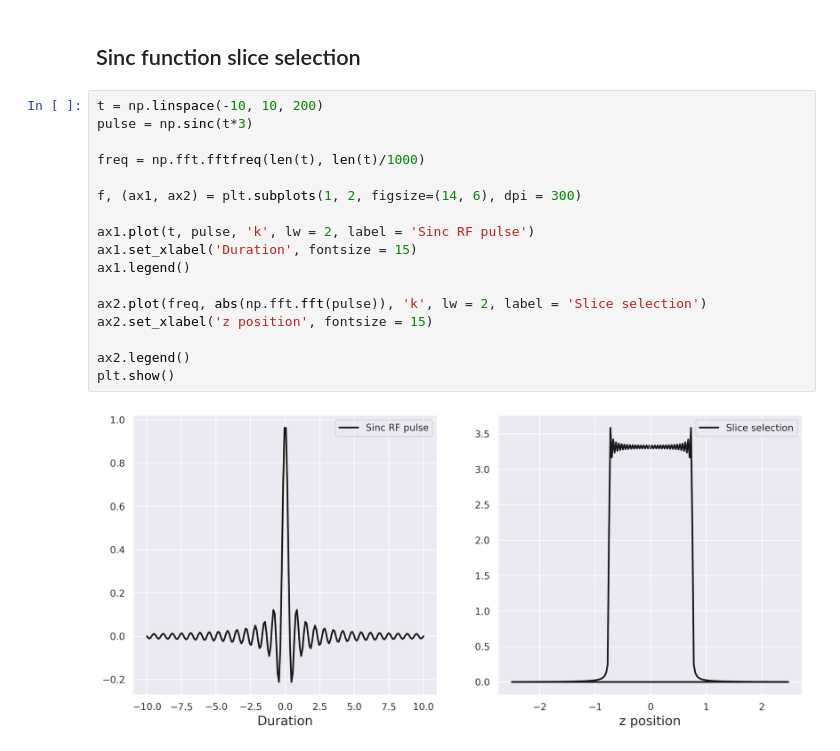
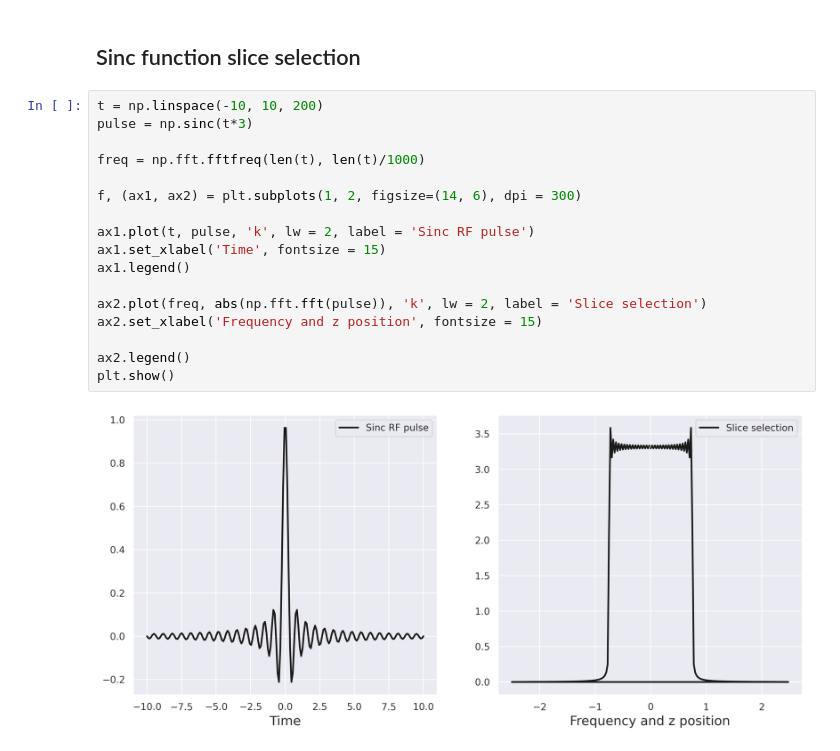
Before and after one commit to lassetotl/Thesis_CMR_IEMR, a Jupyter notebook: src/test2.ipynb, the cells around one changed output. Saved outputs shown, nothing was run; the diff lists cells and outputs as text.

```diff
--- a/src/test2.ipynb
+++ b/src/test2.ipynb
@@ -83,19 +85,19 @@ plt.show()
 # %%
 t = np.linspace(-10, 10, 200)
 pulse = np.sinc(t*3)
 
 freq = np.fft.fftfreq(len(t), len(t)/1000)
 
 f, (ax1, ax2) = plt.subplots(1, 2, figsize=(14, 6), dpi = 300)
 
 ax1.plot(t, pulse, 'k', lw = 2, label = 'Sinc RF pulse')
-ax1.set_xlabel('Duration', fontsize = 15)
+ax1.set_xlabel('Time', fontsize = 15)
 ax1.legend()
 
 ax2.plot(freq, abs(np.fft.fft(pulse)), 'k', lw = 2, label = 'Slice selection')
-ax2.set_xlabel('z position', fontsize = 15)
+ax2.set_xlabel('Frequency and z position', fontsize = 15)
 
 ax2.legend()
 plt.show()
 # %% [output]
-[figure, old version]
+[figure, new version]
```
Also changed, not shown: parts of 5 cells of this notebook.
